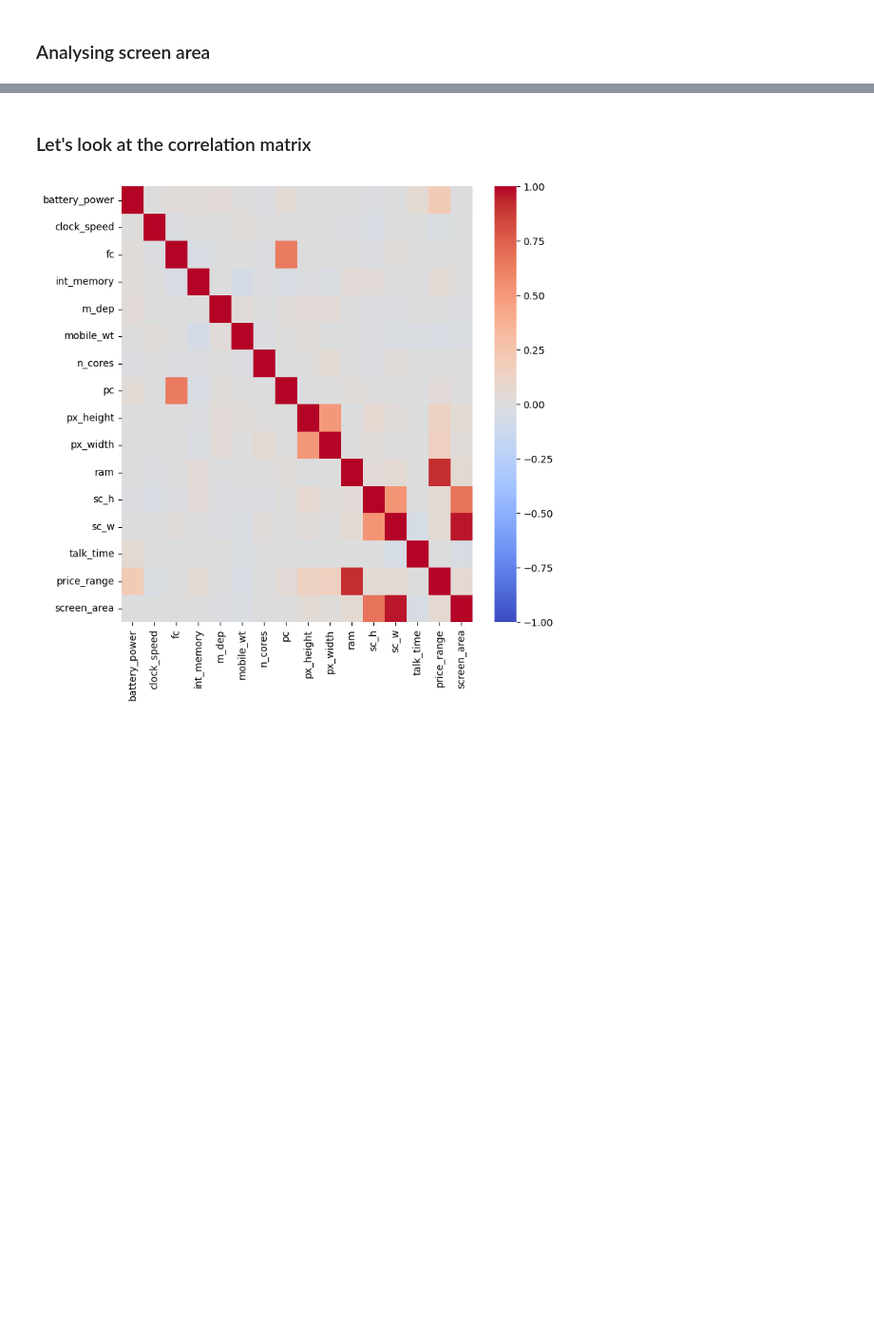
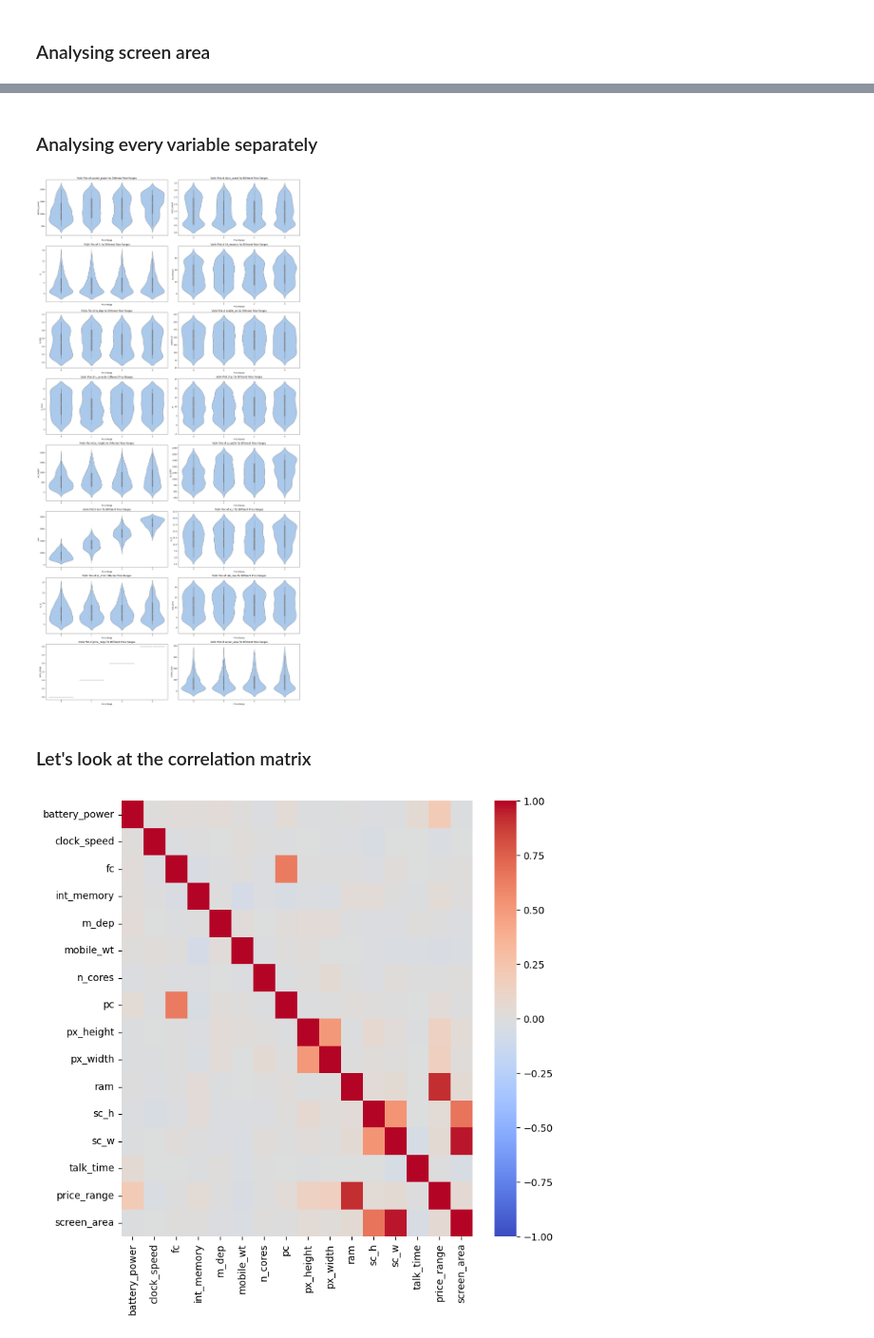
Before and after one commit to xxkaro/Phone-Prices-Classification, a Jupyter notebook: EDA/EDA_final.ipynb, the cells around one changed output, grey strips where cells are left out. Shown at 95% size. Cells and saved outputs as stored; diff of their text form; code cells hidden in the pictures; blank space fills up the shorter version.

```diff
--- a/EDA/EDA_final.ipynb
+++ b/EDA/EDA_final.ipynb
@@ -305,3 +368,24 @@ plt.show()
+# %% [markdown]
+### Analysing every variable separately
+# %%
+sns.set_palette("pastel")
+fig, axes = plt.subplots(8, 2, figsize=(20, 40))
+
+for i, col in enumerate(non_binary_df.columns):
+    row = i // 2
+    col = i % 2
+    sns.violinplot(x='price_range', y=non_binary_df.columns[i], data=non_binary_df, ax=axes[row, col])
+    axes[row, col].set_xlabel('Price Range')
+    axes[row, col].set_ylabel(non_binary_df.columns[i])
+    axes[row, col].set_title(f'Violin Plot of {non_binary_df.columns[i]} for Different Price Ranges')
+
+for ax in axes[1, :-1]:
+    ax.set_xticklabels([])
+
+plt.tight_layout()
+plt.show()
+# %% [output]
+[figure, added]
 # %% [markdown]
 ### Let's look at the correlation matrix
 # %%
```
Also changed, not shown: parts of 12 cells of this notebook.
